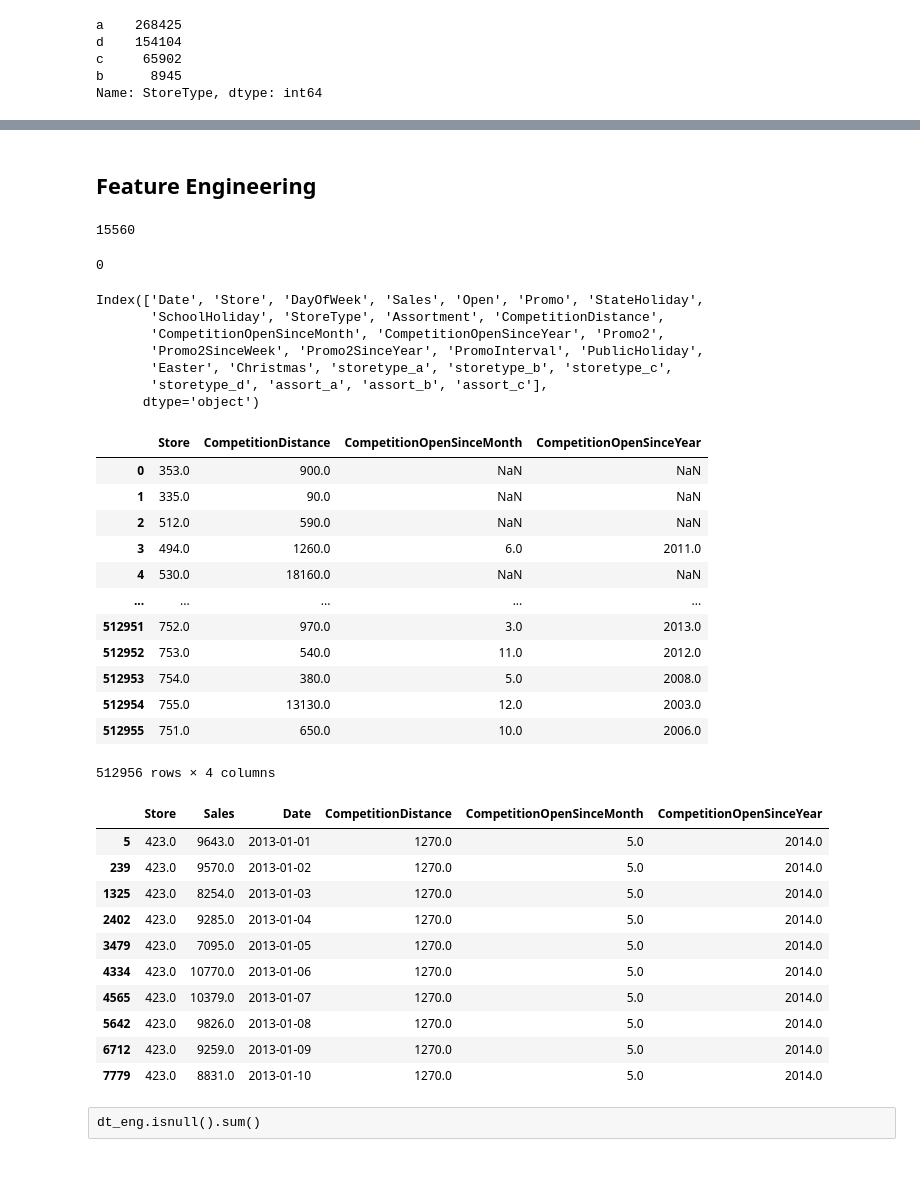
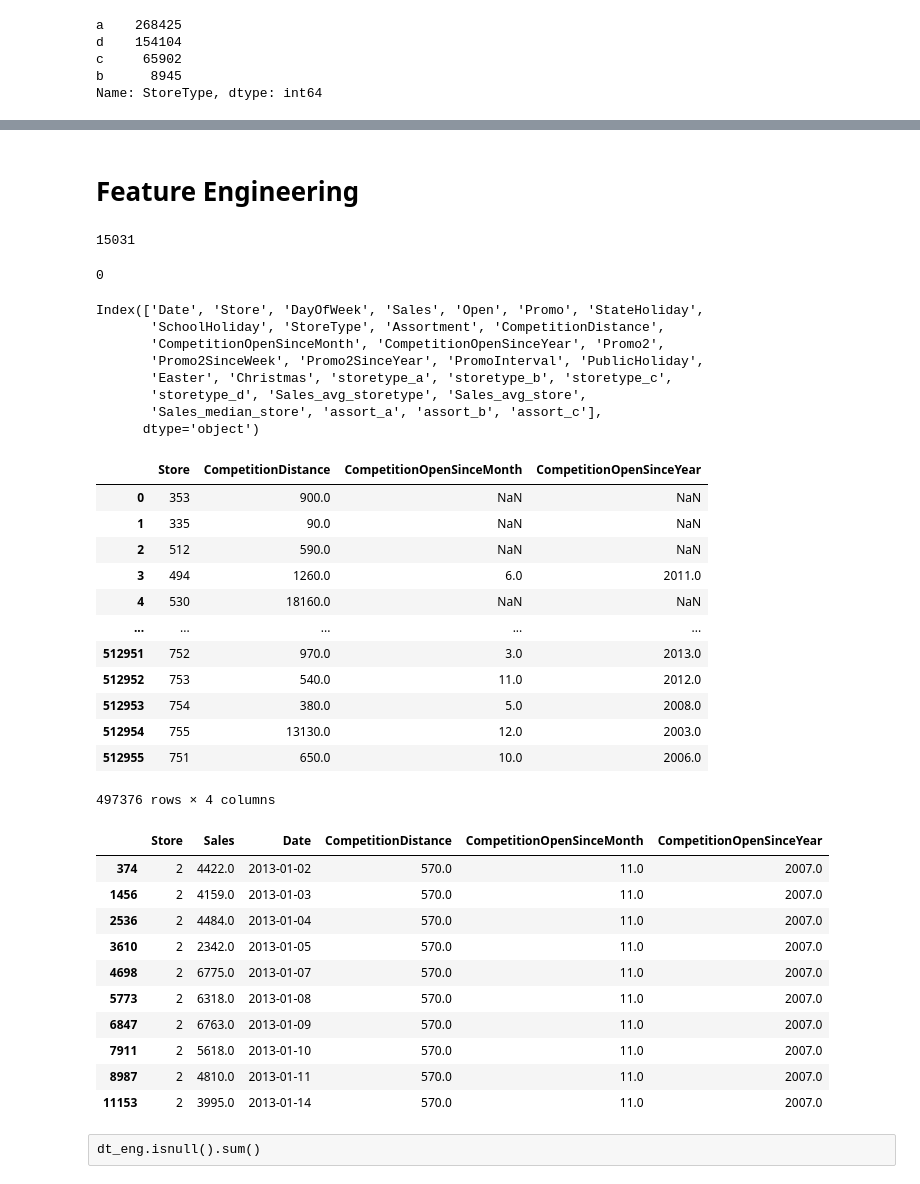
Before and after one commit to Kkshanana90/Sales-Prediction, a Jupyter notebook: TeamAnselSebastian.ipynb, the cells around one changed output, grey strips where cells are left out. Saved outputs shown, nothing was run; the diff lists cells and outputs as text; code cells hidden in the pictures.

```diff
--- a/TeamAnselSebastian.ipynb
+++ b/TeamAnselSebastian.ipynb
@@ -20,0 +26,14 @@ def rmspe(preds, actuals):
+# %%
+#Make a variable that counts until the next open day (normal Sunday should not count)
+dt.Open.value_counts()
+#dt_eng['Sales_MA7'] =
+#dt["Closed"] = (dt.Open-1) * -1
+#dt["New"] = dt.groupby('Store')['Closed'].cumsum()
+
+
+dt["firstStore"] = dt.groupby('Store')['Open'].first()
+dt.firstStore.replace({0: 1}, inplace=True)
+dt.firstStore.fillna(0, inplace=True)
+shop2 = (dt.loc[:, "Store"]==2) #| (dt.loc[:, "Store"]==3)
+px.scatter(dt[shop2], x="Date", y="firstStore",  color='Store')
+dt.loc[shop2, ["Date", "firstStore"]]
@@ -177,3 +194,8 @@ d    154104
 c     65902
 b      8945
 Name: StoreType, dtype: int64
+# %%
+#get rid of missing store
+dt_full = dt_full.dropna( how='any', subset=["Store"])
+
+dt_full.loc[:, "Store"] = dt_full.loc[:, "Store"].astype(int)
@@ -180,5 +213,5 @@ Name: StoreType, dtype: int64
 # %% [markdown]
-## Feature Engineering
+# Feature Engineering
 # %%
 #make one-hot-encoding for the StateHoliday variable
 #a = public holiday, b = Easter holiday, c = Christmas, 0 = None
@@ -190,7 +223,7 @@ dt_eng.loc[: , "Christmas"] = dt_full.loc[:, "StateHoliday"]=="c"
 # %%
 dt_full.StateHoliday.isnull().sum()
 # %% [output]
-15560
+15031
 # %%
 dt_eng.PublicHoliday.isnull().sum()
 # %% [output]
@@ -200,6 +233,11 @@ dt_eng.PublicHoliday.isnull().sum()
 #try either target encoding or one-hot encoding
 dummies = pd.get_dummies(dt_full.loc[:, "StoreType"], prefix="storetype", prefix_sep='_')
 dt_eng = pd.concat([dt_eng, dummies], axis=1)
+# %%
+dt_eng = dt_eng.join(dt_eng.groupby("StoreType")["Sales"].mean(), how="left", on="StoreType", rsuffix="_avg_storetype")
+# %%
+dt_eng = dt_eng.join(dt_eng.groupby("Store")["Sales"].mean(), how="left", on="Store", rsuffix="_avg_store")
+dt_eng = dt_eng.join(dt_eng.groupby("Store")["Sales"].median(), how="left", on="Store", rsuffix="_median_store")
 # %%
 #Assortment
 #could be ordinal encoding
@@ -215,38 +253,39 @@ Index(['Date', 'Store', 'DayOfWeek', 'Sales', 'Open', 'Promo', 'StateHoliday',
        'CompetitionOpenSinceMonth', 'CompetitionOpenSinceYear', 'Promo2',
        'Promo2SinceWeek', 'Promo2SinceYear', 'PromoInterval', 'PublicHoliday',
        'Easter', 'Christmas', 'storetype_a', 'storetype_b', 'storetype_c',
-       'storetype_d', 'assort_a', 'assort_b', 'assort_c'],
+       'storetype_d', 'Sales_avg_storetype', 'Sales_avg_store',
+       'Sales_median_store', 'assort_a', 'assort_b', 'assort_c'],
       dtype='object')
 # %%
 dt_eng.loc[:, ["Store", "CompetitionDistance", "CompetitionOpenSinceMonth", "CompetitionOpenSinceYear"]]
 # %% [output]
 |  | Store | CompetitionDistance | CompetitionOpenSinceMonth | CompetitionOpenSinceYear |
-| 0 | 353.0 | 900.0 | NaN | NaN |
-| 1 | 335.0 | 90.0 | NaN | NaN |
-| 2 | 512.0 | 590.0 | NaN | NaN |
-| 3 | 494.0 | 1260.0 | 6.0 | 2011.0 |
-| 4 | 530.0 | 18160.0 | NaN | NaN |
+| 0 | 353 | 900.0 | NaN | NaN |
+| 1 | 335 | 90.0 | NaN | NaN |
+| 2 | 512 | 590.0 | NaN | NaN |
+| 3 | 494 | 1260.0 | 6.0 | 2011.0 |
+| 4 | 530 | 18160.0 | NaN | NaN |
 | ... | ... | ... | ... | ... |
-| 512951 | 752.0 | 970.0 | 3.0 | 2013.0 |
-| 512952 | 753.0 | 540.0 | 11.0 | 2012.0 |
-| 512953 | 754.0 | 380.0 | 5.0 | 2008.0 |
-| 512954 | 755.0 | 13130.0 | 12.0 | 2003.0 |
-| 512955 | 751.0 | 650.0 | 10.0 | 2006.0 |
+| 512951 | 752 | 970.0 | 3.0 | 2013.0 |
+| 512952 | 753 | 540.0 | 11.0 | 2012.0 |
+| 512953 | 754 | 380.0 | 5.0 | 2008.0 |
+| 512954 | 755 | 13130.0 | 12.0 | 2003.0 |
+| 512955 | 751 | 650.0 | 10.0 | 2006.0 |
-512956 rows × 4 columns
+497376 rows × 4 columns
 # %%
-dt_eng.loc[dt_eng["Store"]==423, ["Store", "Sales", "Date", "CompetitionDistance", "CompetitionOpenSinceMonth", "CompetitionOpenSinceYear"]].head(10)
+dt_eng.loc[dt_eng["Store"]==2, ["Store", "Sales", "Date", "CompetitionDistance", "CompetitionOpenSinceMonth", "CompetitionOpenSinceYear"]].head(10)
 # %% [output]
 |  | Store | Sales | Date | CompetitionDistance | CompetitionOpenSinceMonth | CompetitionOpenSinceYear |
-| 5 | 423.0 | 9643.0 | 2013-01-01 | 1270.0 | 5.0 | 2014.0 |
-| 239 | 423.0 | 9570.0 | 2013-01-02 | 1270.0 | 5.0 | 2014.0 |
-| 1325 | 423.0 | 8254.0 | 2013-01-03 | 1270.0 | 5.0 | 2014.0 |
-| 2402 | 423.0 | 9285.0 | 2013-01-04 | 1270.0 | 5.0 | 2014.0 |
-| 3479 | 423.0 | 7095.0 | 2013-01-05 | 1270.0 | 5.0 | 2014.0 |
-| 4334 | 423.0 | 10770.0 | 2013-01-06 | 1270.0 | 5.0 | 2014.0 |
-| 4565 | 423.0 | 10379.0 | 2013-01-07 | 1270.0 | 5.0 | 2014.0 |
-| 5642 | 423.0 | 9826.0 | 2013-01-08 | 1270.0 | 5.0 | 2014.0 |
-| 6712 | 423.0 | 9259.0 | 2013-01-09 | 1270.0 | 5.0 | 2014.0 |
-| 7779 | 423.0 | 8831.0 | 2013-01-10 | 1270.0 | 5.0 | 2014.0 |
+| 374 | 2 | 4422.0 | 2013-01-02 | 570.0 | 11.0 | 2007.0 |
+| 1456 | 2 | 4159.0 | 2013-01-03 | 570.0 | 11.0 | 2007.0 |
+| 2536 | 2 | 4484.0 | 2013-01-04 | 570.0 | 11.0 | 2007.0 |
+| 3610 | 2 | 2342.0 | 2013-01-05 | 570.0 | 11.0 | 2007.0 |
+| 4698 | 2 | 6775.0 | 2013-01-07 | 570.0 | 11.0 | 2007.0 |
+| 5773 | 2 | 6318.0 | 2013-01-08 | 570.0 | 11.0 | 2007.0 |
+| 6847 | 2 | 6763.0 | 2013-01-09 | 570.0 | 11.0 | 2007.0 |
+| 7911 | 2 | 5618.0 | 2013-01-10 | 570.0 | 11.0 | 2007.0 |
+| 8987 | 2 | 4810.0 | 2013-01-11 | 570.0 | 11.0 | 2007.0 |
+| 11153 | 2 | 3995.0 | 2013-01-14 | 570.0 | 11.0 | 2007.0 |
 # %% [raw]
 dt_eng.isnull().sum()
 # %%
```
Also changed, not shown: parts of 35 cells of this notebook.
